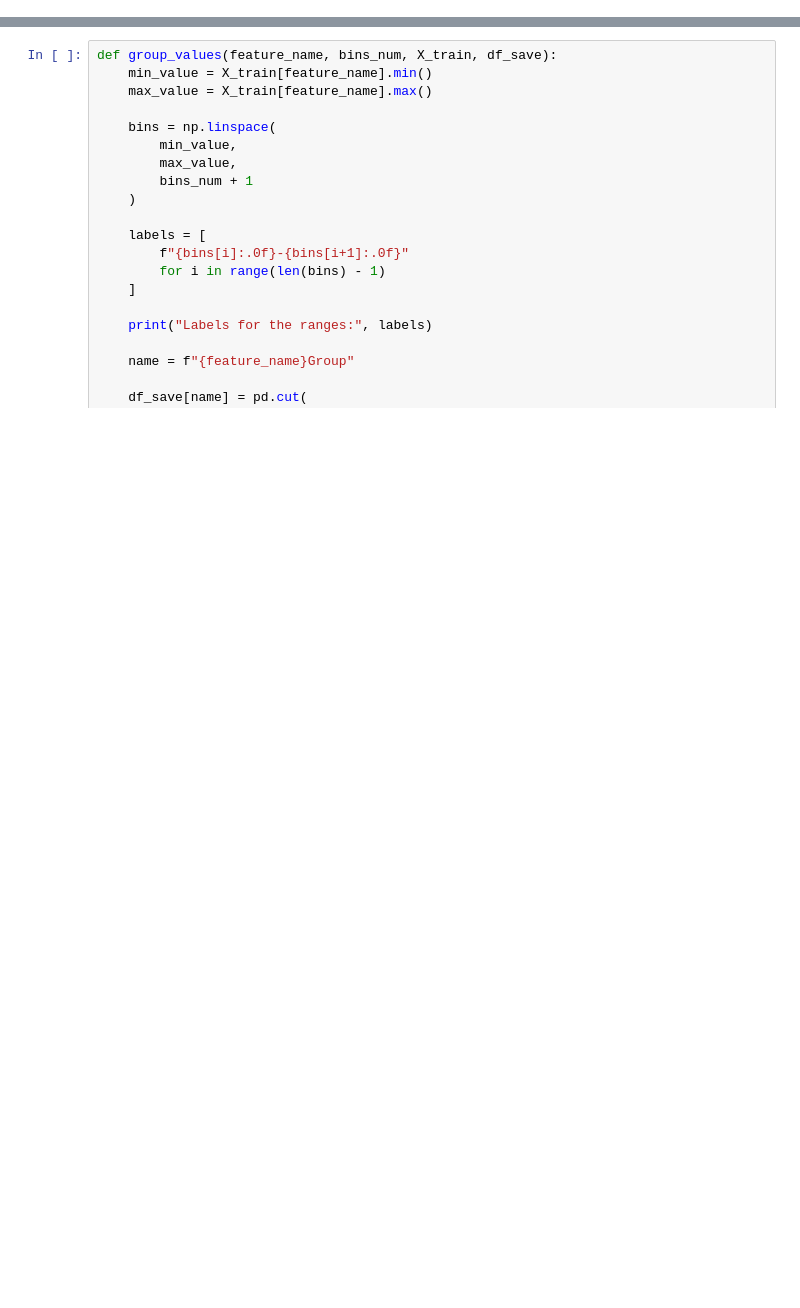
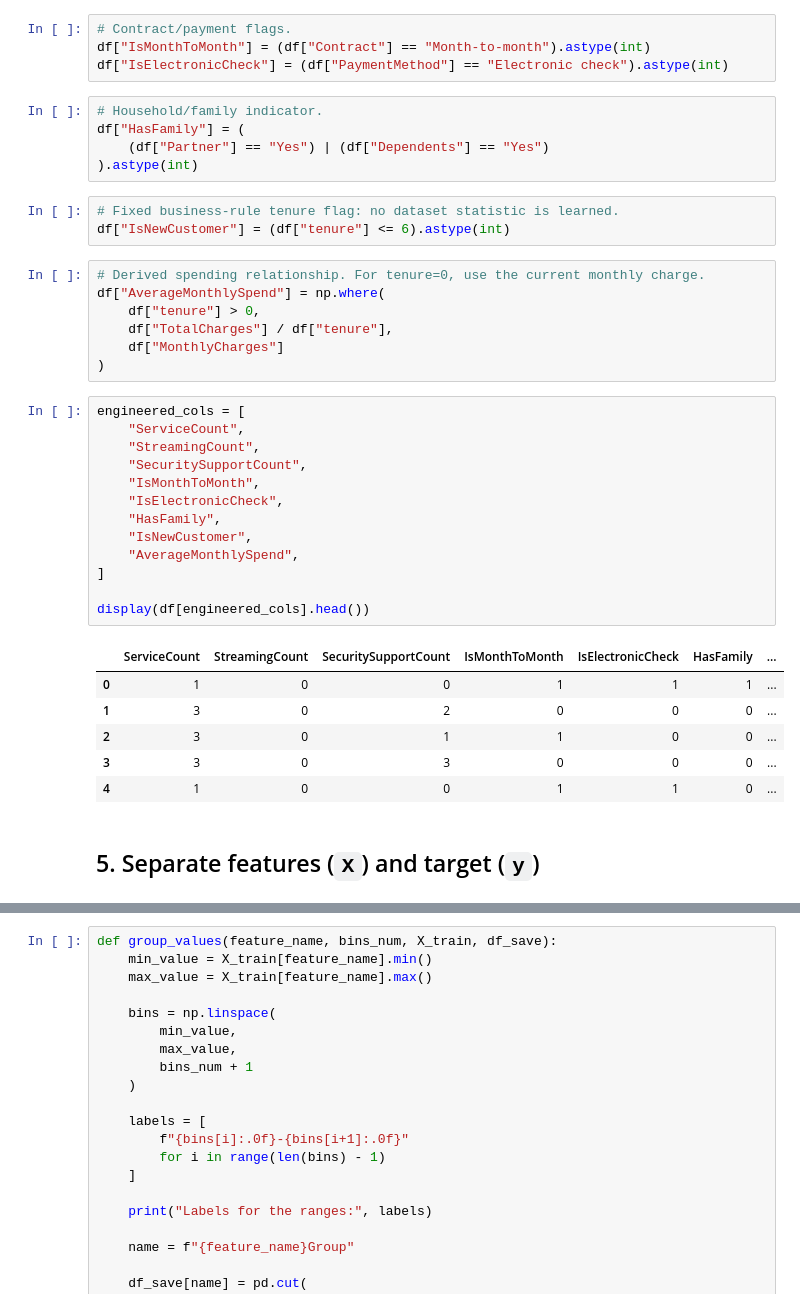
Before and after one commit to serieh/To-Catch-a-Churner, a Jupyter notebook: Scripts/PreProcessing.ipynb, the cells around one changed output, grey strips where cells are left out. Drawn from its saved outputs; the diff is of its cells as text; blank space fills up the shorter version.

```diff
--- a/Scripts/PreProcessing.ipynb
+++ b/Scripts/PreProcessing.ipynb
@@ -61,0 +196,41 @@ def get_numeric_columns(df: pd.DataFrame) -> list:
+# %%
+# Contract/payment flags.
+df["IsMonthToMonth"] = (df["Contract"] == "Month-to-month").astype(int)
+df["IsElectronicCheck"] = (df["PaymentMethod"] == "Electronic check").astype(int)
+# %%
+# Household/family indicator.
+df["HasFamily"] = (
+    (df["Partner"] == "Yes") | (df["Dependents"] == "Yes")
+).astype(int)
+# %%
+# Fixed business-rule tenure flag: no dataset statistic is learned.
+df["IsNewCustomer"] = (df["tenure"] <= 6).astype(int)
+# %%
+# Derived spending relationship. For tenure=0, use the current monthly charge.
+df["AverageMonthlySpend"] = np.where(
+    df["tenure"] > 0,
+    df["TotalCharges"] / df["tenure"],
+    df["MonthlyCharges"]
+)
+# %%
+engineered_cols = [
+    "ServiceCount",
+    "StreamingCount",
+    "SecuritySupportCount",
+    "IsMonthToMonth",
+    "IsElectronicCheck",
+    "HasFamily",
+    "IsNewCustomer",
+    "AverageMonthlySpend",
+]
+
+display(df[engineered_cols].head())
+# %% [output]
+|  | ServiceCount | StreamingCount | SecuritySupportCount | IsMonthToMonth | IsElectronicCheck | HasFamily | ... |
+| 0 | 1 | 0 | 0 | 1 | 1 | 1 | ... |
+| 1 | 3 | 0 | 2 | 0 | 0 | 0 | ... |
+| 2 | 3 | 0 | 1 | 1 | 0 | 0 | ... |
+| 3 | 3 | 0 | 3 | 0 | 0 | 0 | ... |
+| 4 | 1 | 0 | 0 | 1 | 1 | 0 | ... |
+# %% [markdown]
+## 5. Separate features (`X`) and target (`y`)
```
Also changed, not shown: parts of 87 cells of this notebook, 5 other files.
